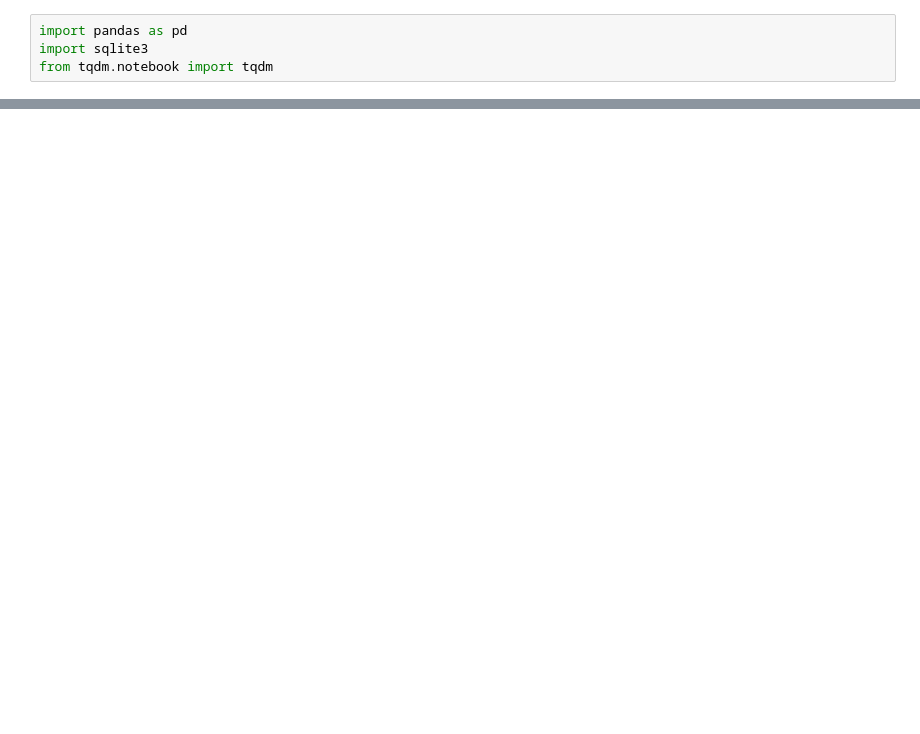
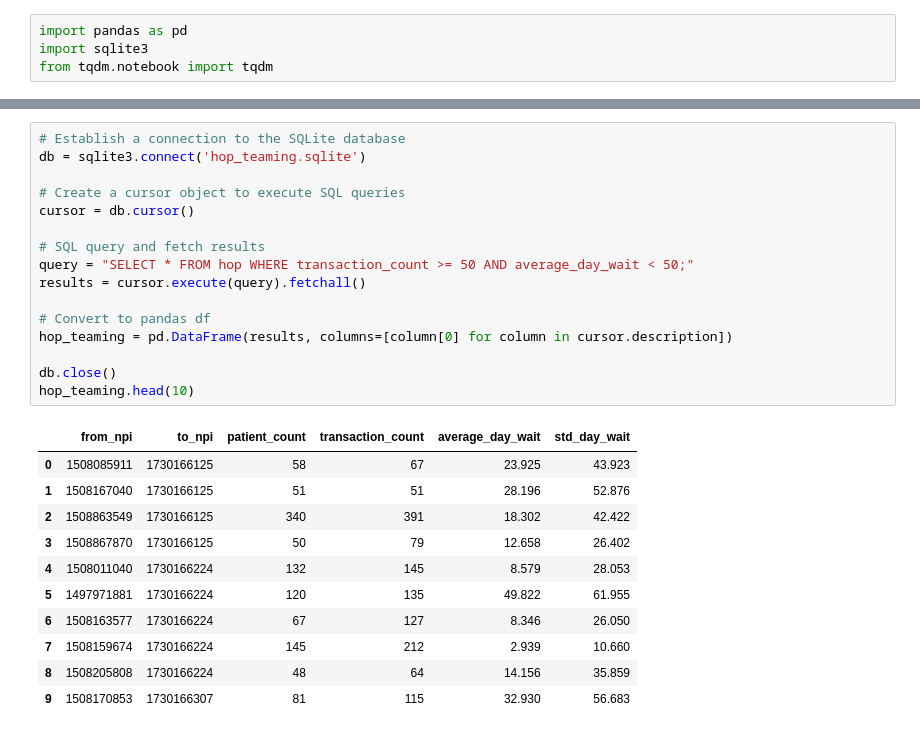
Before and after one commit to nss-data-science-cohort-6/hop_team-team-zeppelin, a Jupyter notebook: Rod_Hop_Teaming_Analysis.ipynb, the cells around one changed output, grey strips where cells are left out. Drawn from its saved outputs; the diff is of its cells as text; blank space fills up the shorter version.

```diff
--- a/Rod_Hop_Teaming_Analysis.ipynb
+++ b/Rod_Hop_Teaming_Analysis.ipynb
@@ -23,0 +63,28 @@ for chunk in tqdm(pd.read_csv('DocGraph_Hop_Teaming_2018.csv', chunksize = 10000
+# %%
+# Establish a connection to the SQLite database
+db = sqlite3.connect('hop_teaming.sqlite')
+
+# Create a cursor object to execute SQL queries
+cursor = db.cursor()
+
+# SQL query and fetch results
+query = "SELECT * FROM hop WHERE transaction_count >= 50 AND average_day_wait < 50;"
+results = cursor.execute(query).fetchall()
+
+# Convert to pandas df
+hop_teaming = pd.DataFrame(results, columns=[column[0] for column in cursor.description])
+
+db.close()
+hop_teaming.head(10)
+# %% [output]
+|  | from_npi | to_npi | patient_count | transaction_count | average_day_wait | std_day_wait |
+| 0 | 1508085911 | 1730166125 | 58 | 67 | 23.925 | 43.923 |
+| 1 | 1508167040 | 1730166125 | 51 | 51 | 28.196 | 52.876 |
+| 2 | 1508863549 | 1730166125 | 340 | 391 | 18.302 | 42.422 |
+| 3 | 1508867870 | 1730166125 | 50 | 79 | 12.658 | 26.402 |
+| 4 | 1508011040 | 1730166224 | 132 | 145 | 8.579 | 28.053 |
+| 5 | 1497971881 | 1730166224 | 120 | 135 | 49.822 | 61.955 |
+| 6 | 1508163577 | 1730166224 | 67 | 127 | 8.346 | 26.050 |
+| 7 | 1508159674 | 1730166224 | 145 | 212 | 2.939 | 10.660 |
+| 8 | 1508205808 | 1730166224 | 48 | 64 | 14.156 | 35.859 |
+| 9 | 1508170853 | 1730166307 | 81 | 115 | 32.930 | 56.683 |
```
Also changed, not shown: parts of 25 cells of this notebook.
